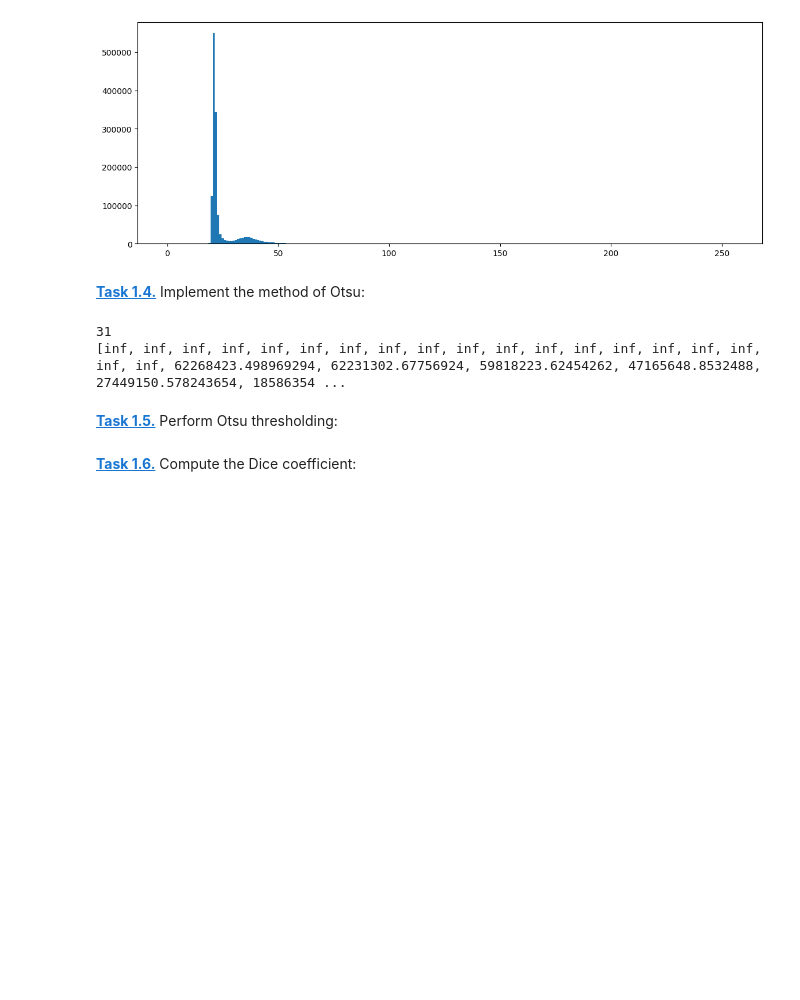
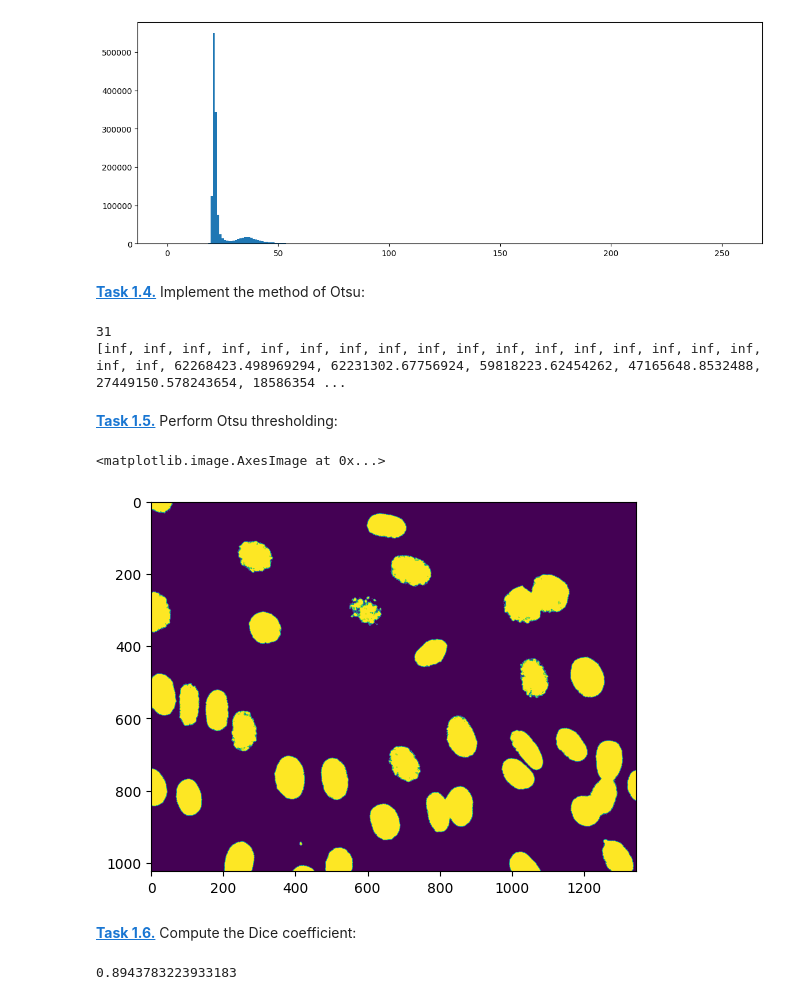
Before and after one commit to CihZyrk/mobi-fs5-python, a Jupyter notebook: otsu.ipynb, the cells around one changed output. Saved outputs shown, nothing was run; the diff lists cells and outputs as text; code cells hidden in the pictures; blank space fills up the shorter version.

Commit message:
Finish Otsu thresholding

```diff
--- a/otsu.ipynb
+++ b/otsu.ipynb
@@ -63,7 +63,7 @@ for T in range(0, 255):
     otsu_list.append(otsu)
 
 print(otsu_list.index(min(otsu_list)))
-
+T_otsu = otsu_list.index(min(otsu_list))
 
 print(otsu_list)
 # %% [output]
@@ -71,5 +71,23 @@ print(otsu_list)
 [inf, inf, inf, inf, inf, inf, inf, inf, inf, inf, inf, inf, inf, inf, inf, inf, inf, inf, inf, 62268423.498969294, 62231302.67756924, 59818223.62454262, 47165648.8532488, 27449150.578243654, 18586354 ...
 # %% [markdown]
 **[Task 1.5.]()** Perform Otsu thresholding:
+# %%
+imgT = (img8 >= T_otsu).astype(np.uint8)
+plt.figure()
+plt.imshow(imgT)
+# %% [output]
+<matplotlib.image.AxesImage at 0x...>
+[figure, added]
 # %% [markdown]
 **[Task 1.6.]()** Compute the Dice coefficient:
+# %%
+G = plt.imread('data/NIH3T3/gt/0.png')
+
+Zähler = np.sum(G * imgT)
+Nenner1 = np.sum(G)
+Nenner2 = np.sum(imgT)
+
+dice = 2 * Zähler / (Nenner1 + Nenner2)
+print(dice)
+# %% [output]
+0.8943783223933183
```
